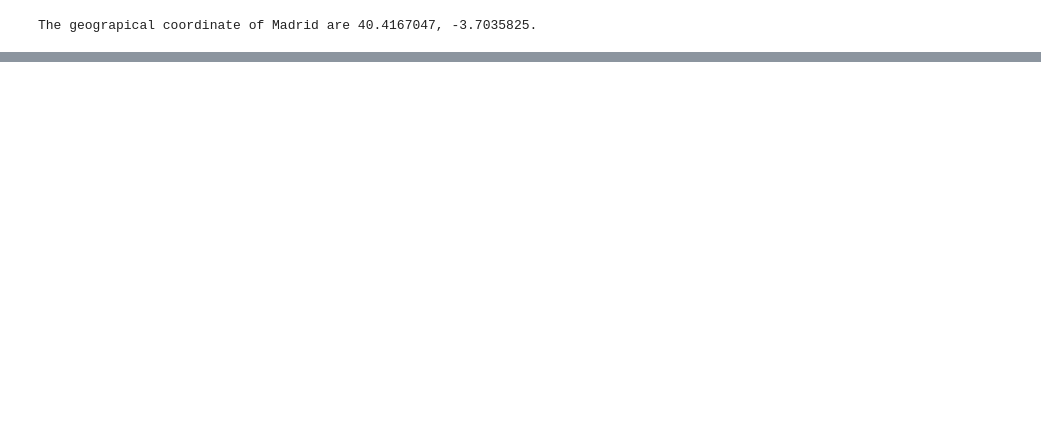
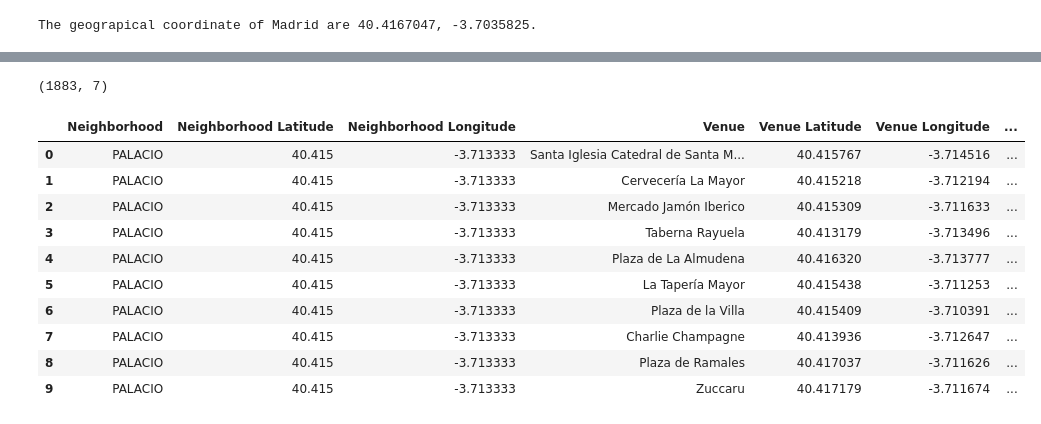
Before and after one commit to MateoBonnett/Coursera_Capstone, a Jupyter notebook: ComparingCities.ipynb, the cells around one changed output, grey strips where cells are left out. Cells and saved outputs as stored; diff of their text form; code cells hidden in the pictures; blank space fills up the shorter version.

```diff
--- a/ComparingCities.ipynb
+++ b/ComparingCities.ipynb
@@ -61,0 +168,4 @@ map_madrid
+# %%
+#Send the GET request and examine the results
+results = requests.get(url).json()
+results
@@ -61,0 +509,17 @@ map_madrid
+# %%
+complete_venues = centro_venues.append(downtown_venues)
+print(complete_venues.shape)
+complete_venues.head(10)
+# %% [output]
+(1883, 7)
+|  | Neighborhood | Neighborhood Latitude | Neighborhood Longitude | Venue | Venue Latitude | Venue Longitude | ... |
+| 0 | PALACIO | 40.415 | -3.713333 | Santa Iglesia Catedral de Santa M... | 40.415767 | -3.714516 | ... |
+| 1 | PALACIO | 40.415 | -3.713333 | Cervecería La Mayor | 40.415218 | -3.712194 | ... |
+| 2 | PALACIO | 40.415 | -3.713333 | Mercado Jamón Iberico | 40.415309 | -3.711633 | ... |
+| 3 | PALACIO | 40.415 | -3.713333 | Taberna Rayuela | 40.413179 | -3.713496 | ... |
+| 4 | PALACIO | 40.415 | -3.713333 | Plaza de La Almudena | 40.416320 | -3.713777 | ... |
+| 5 | PALACIO | 40.415 | -3.713333 | La Tapería Mayor | 40.415438 | -3.711253 | ... |
+| 6 | PALACIO | 40.415 | -3.713333 | Plaza de la Villa | 40.415409 | -3.710391 | ... |
+| 7 | PALACIO | 40.415 | -3.713333 | Charlie Champagne | 40.413936 | -3.712647 | ... |
+| 8 | PALACIO | 40.415 | -3.713333 | Plaza de Ramales | 40.417037 | -3.711626 | ... |
+| 9 | PALACIO | 40.415 | -3.713333 | Zuccaru | 40.417179 | -3.711674 | ... |
```
Also changed, not shown: parts of 67 cells of this notebook, 6 other files.
